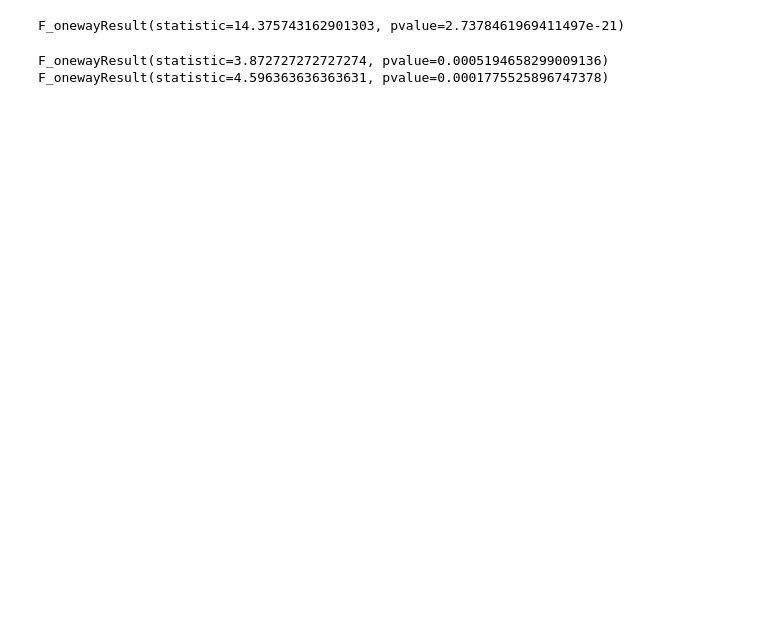
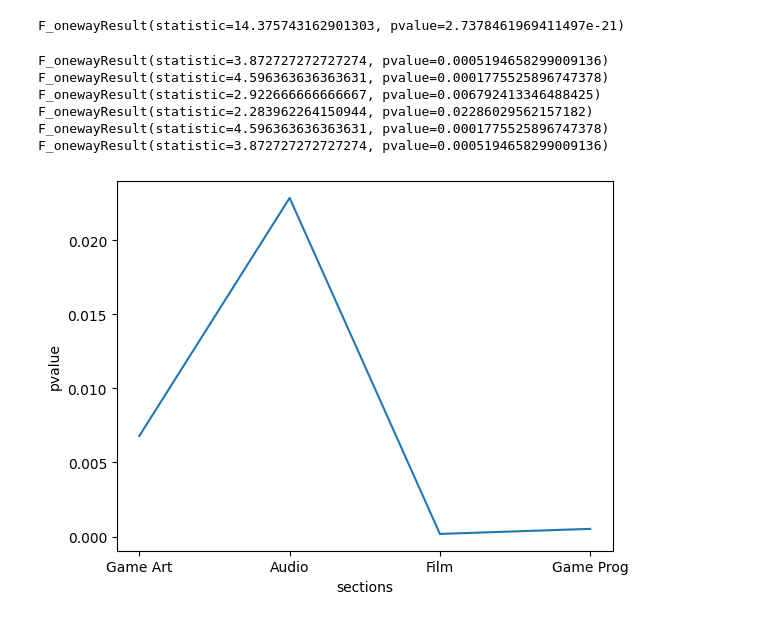
Before and after one commit to DigitalDanteCrypto/anova, a Jupyter notebook: Untitled.ipynb, the cells around one changed output. Saved outputs shown, nothing was run; the diff lists cells and outputs as text; code cells hidden in the pictures; blank space fills up the shorter version.

```diff
--- a/Untitled.ipynb
+++ b/Untitled.ipynb
@@ -71,19 +82,30 @@ stats.f_oneway(likert["T1"],likert["T2"],likert["T3"],likert["T4"],likert["T5"],
 # %% [output]
 F_onewayResult(statistic=14.375743162901303, pvalue=2.7378461969411497e-21)
 # %%
-likert
-sectionGameProg = likert.loc[likert["Section"] == "Game Prog"]
-sectionFilm = likert.loc[likert["Section"] == "Film"]
-
 stats.f_oneway(sectionGameProg["T1"],likert["T2"],likert["T3"],likert["T4"],likert["T5"],likert["T6"],likert["T7"],likert["T8"],likert["T9"],likert["T10"],likert["T11"])
 
 def useANOVA(df):
     result = stats.f_oneway(df["T1"],df["T2"],df["T3"],df["T4"],df["T5"],df["T6"],df["T7"],df["T8"],df["T9"],df["T10"],df["T11"])
     print(result)
+    return result
 useANOVA(sectionGameProg)
-useANOVA(sectionFilm)
+useANOVA(sectionFilm).pvalue
 
+
+#x = les sections
+#y = pvalue
 #Je veux utiliser ANOVA sur que les game prog
+x = ["Game Art", "Audio", "Film", "Game Prog"]
+y = [useANOVA(sectionGameArt).pvalue, useANOVA(sectionAudio).pvalue, useANOVA(sectionFilm).pvalue, useANOVA(sectionGameProg).pvalue]
+plt.xlabel('sections')
+plt.ylabel("pvalue")
+plt.plot(x,y)
+plt.show()
 # %% [output]
 F_onewayResult(statistic=3.872727272727274, pvalue=0.0005194658299009136)
 F_onewayResult(statistic=4.596363636363631, pvalue=0.0001775525896747378)
+F_onewayResult(statistic=2.922666666666667, pvalue=0.006792413346488425)
+F_onewayResult(statistic=2.283962264150944, pvalue=0.02286029562157182)
+F_onewayResult(statistic=4.596363636363631, pvalue=0.0001775525896747378)
+F_onewayResult(statistic=3.872727272727274, pvalue=0.0005194658299009136)
+[figure, added]
```
Also changed, not shown: parts of 4 cells of this notebook, 1 other file.
